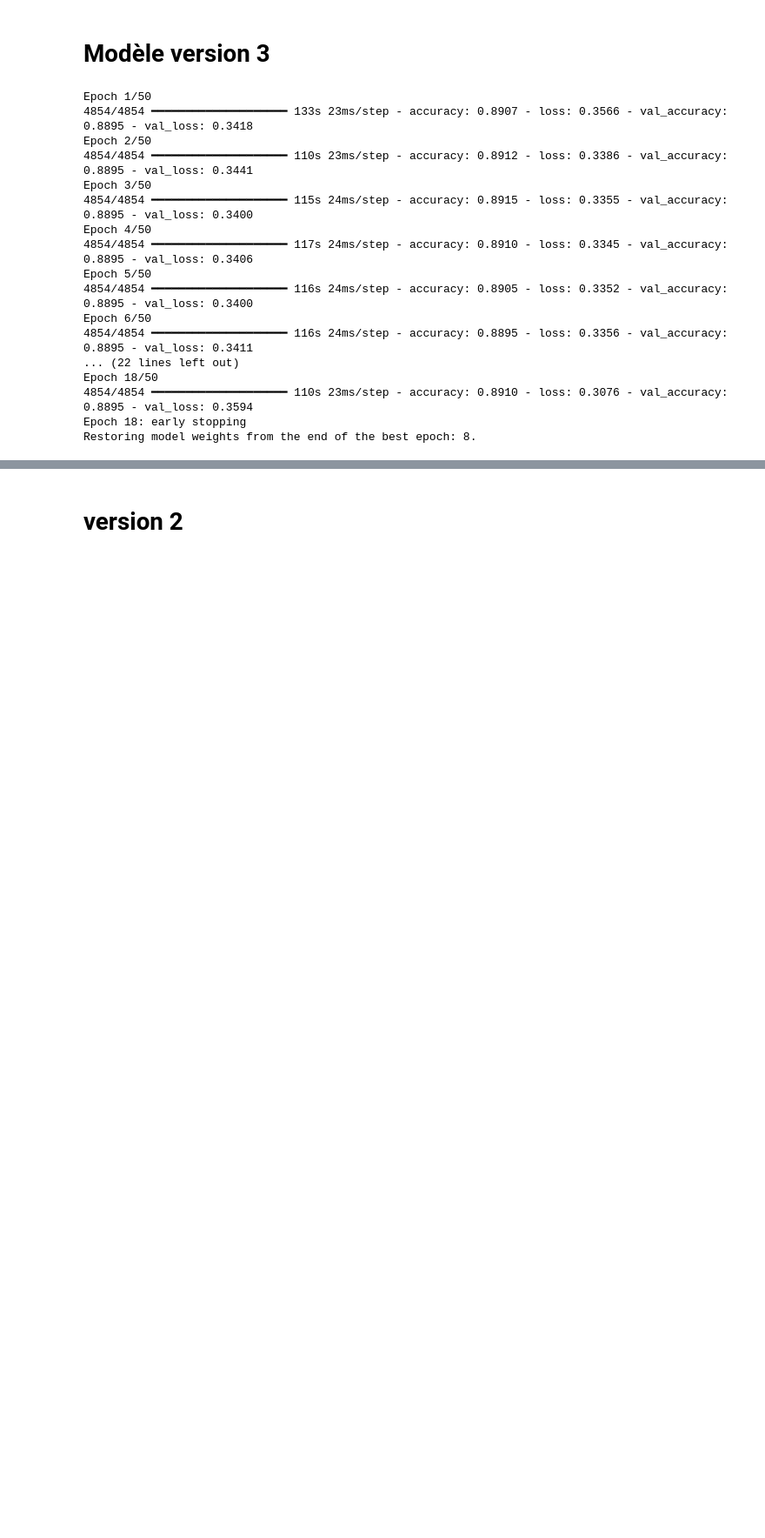
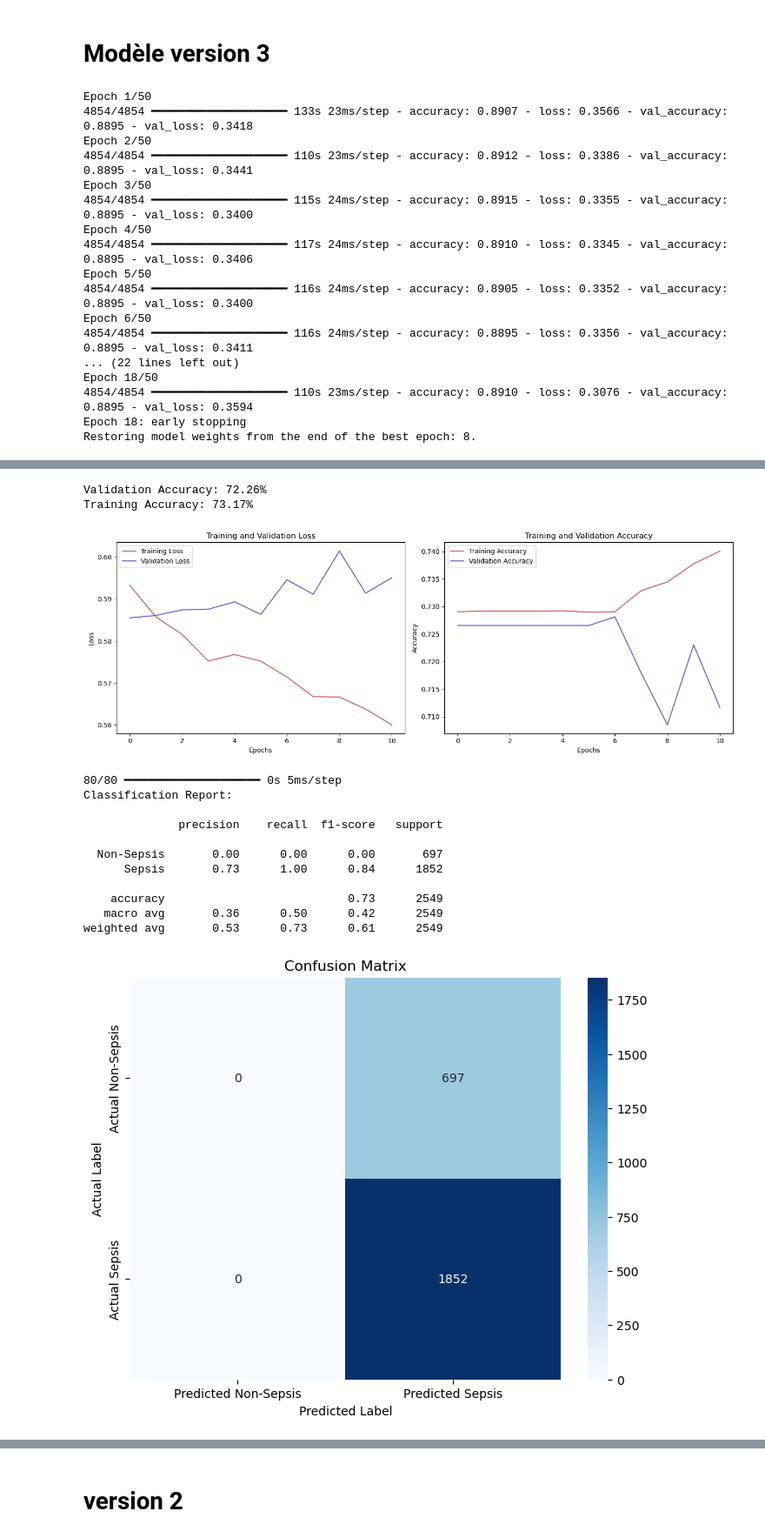
Before and after one commit to DaAdri/sepsis_prediction, a Jupyter notebook: code/LSTM_model.ipynb, the cells around one changed output, grey strips where cells are left out. Shown at 87% size. Cells and saved outputs as stored; diff of their text form; code cells hidden in the pictures; blank space fills up the shorter version.

```diff
--- a/code/LSTM_model.ipynb
+++ b/code/LSTM_model.ipynb
@@ -726,0 +915,11 @@ weighted avg       0.79      0.89      0.84     38019
+# %%
+exclude_columns = ['Patient_ID', 'Hour', 'SepsisLabel']
+feature_cols_train = get_feature_columns(balanced_train_df, exclude_columns)
+feature_cols_test = get_feature_columns(balanced_test_df, exclude_columns)
+
+balanced_sequences_train, balanced_labels_train = extract_sequences_and_labels(balanced_train_df, 'Patient_ID', 'Hour', feature_cols_train, 'SepsisLabel', 6, 6)
+balanced_sequences_test, balanced_labels_test = extract_sequences_and_labels(balanced_test_df, 'Patient_ID', 'Hour', feature_cols_test, 'SepsisLabel', 6, 6)
+
+max_length = max(len(seq) for seq in sequences)
+balanced_padded_sequences_train = pad_with_last_observation(balanced_sequences_train, max_length)
+balanced_padded_sequences_test = pad_with_last_observation(balanced_sequences_test, max_length)
@@ -726,0 +930,4 @@ weighted avg       0.79      0.89      0.84     38019
+# %%
+# Normaliser les données d'entraînement et de test
+balanced_padded_sequences_train_normalized, scaler_train = normalize_data(balanced_padded_sequences_train)
+balanced_padded_sequences_test_normalized = scaler_train.transform(balanced_padded_sequences_test.reshape(-1, balanced_padded_sequences_test.shape[2])).reshape(balanced_padded_sequences_test.shape)
@@ -726,0 +938,3 @@ weighted avg       0.79      0.89      0.84     38019
+# %%
+balanced_labels_train = np.array(balanced_labels_train)
+balanced_labels_test = np.array(balanced_labels_test)
@@ -726,0 +947,2 @@ weighted avg       0.79      0.89      0.84     38019
+# %%
+model, history = build_and_train_model_v2(balanced_padded_sequences_train_normalized, balanced_labels_train, balanced_padded_sequences_test_normalized, balanced_labels_test, input_shape, epochs=50, batch_size=32)
@@ -726,0 +967,21 @@ weighted avg       0.79      0.89      0.84     38019
+# %%
+history_4 = history
+model_4 = model
+plot_training_history(history_4)
+prediction_prob = evaluate_model_performance(model_4, balanced_padded_sequences_test_normalized, balanced_labels_test)
+# %% [output]
+Validation Accuracy: 72.26%
+Training Accuracy: 73.17%
+[figure, added]
+80/80 ━━━━━━━━━━━━━━━━━━━━ 0s 5ms/step
+Classification Report:
+
+              precision    recall  f1-score   support
+
+  Non-Sepsis       0.00      0.00      0.00       697
+      Sepsis       0.73      1.00      0.84      1852
+
+    accuracy                           0.73      2549
+   macro avg       0.36      0.50      0.42      2549
+weighted avg       0.53      0.73      0.61      2549
+[figure, added]
```
Also changed, not shown: parts of 35 cells of this notebook, 1 other file.
